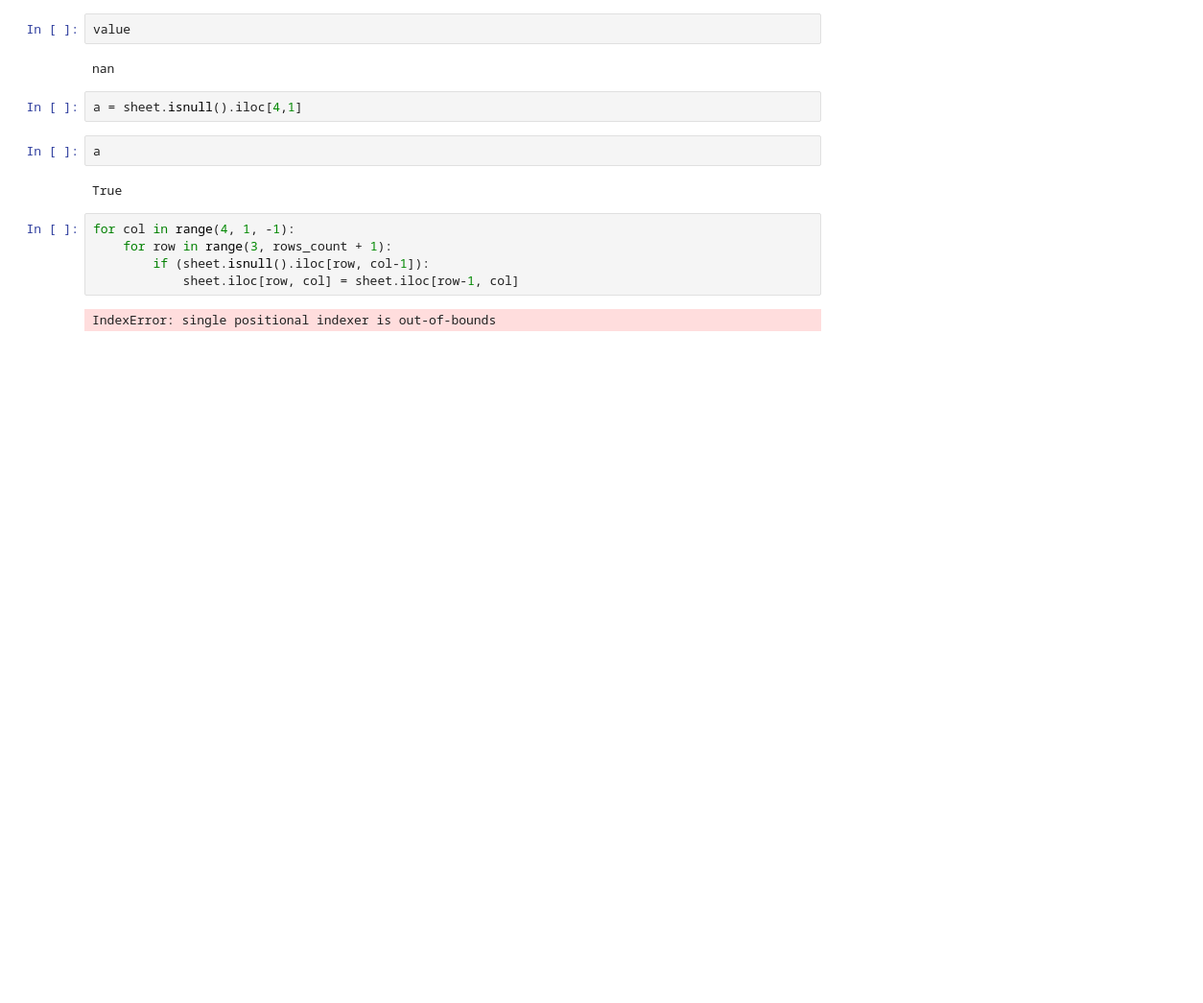
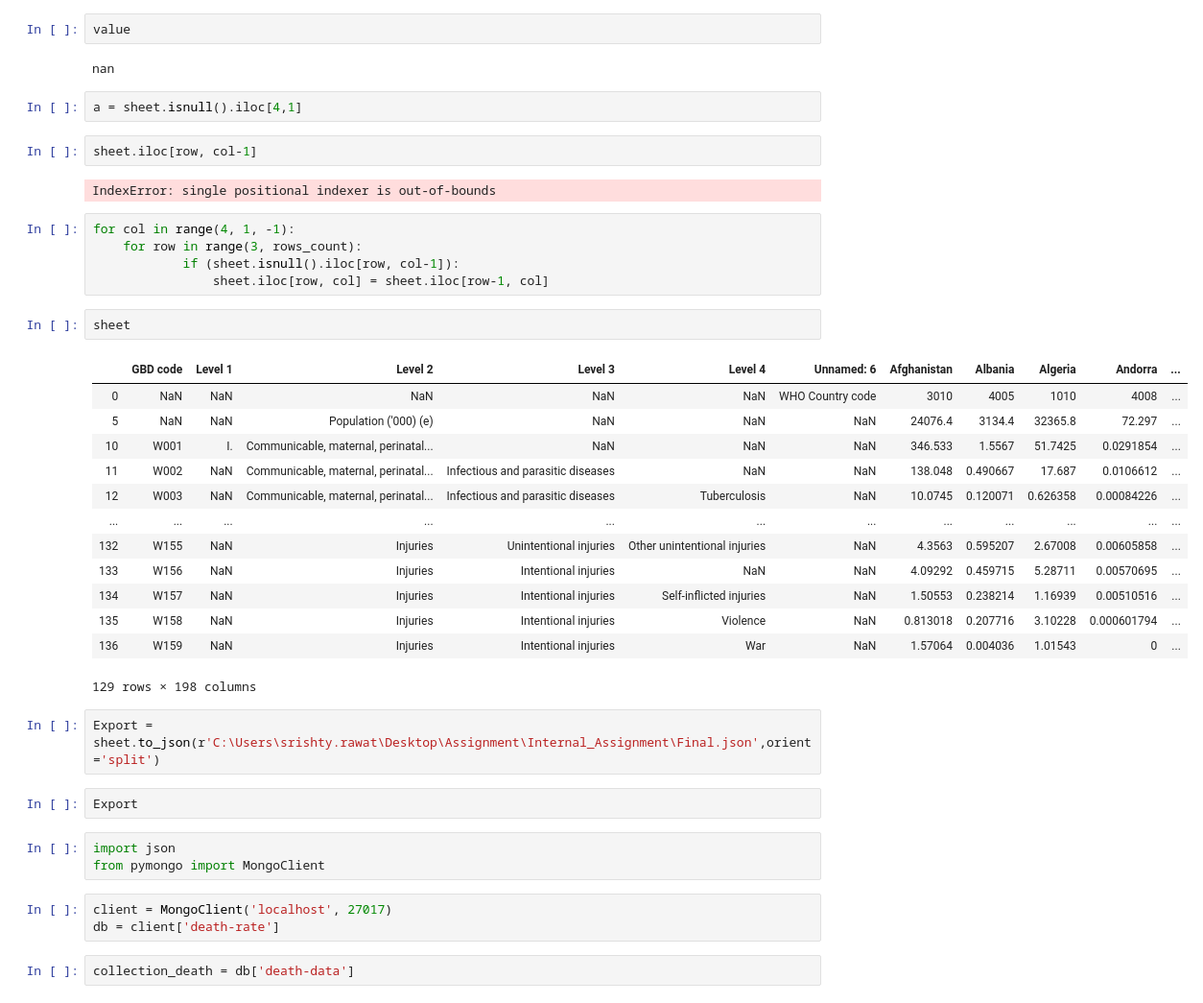
Before and after one commit to srishty12rawat/Internal_Assignment, a Jupyter notebook: Untitled.ipynb, the cells around one changed output. Shown: that part at 96% size. Cells and saved outputs as stored; diff of their text form; blank space fills up the shorter version.

```diff
--- a/Untitled.ipynb
+++ b/Untitled.ipynb
@@ -75,14 +75,40 @@ value
 nan
 # %%
 a = sheet.isnull().iloc[4,1]
-# %%
-a
-# %% [output]
-True
+# %%
+sheet.iloc[row, col-1]
+# %% [output]
+IndexError: single positional indexer is out-of-bounds
 # %%
 for col in range(4, 1, -1):
-    for row in range(3, rows_count + 1):
-        if (sheet.isnull().iloc[row, col-1]):
-            sheet.iloc[row, col] = sheet.iloc[row-1, col]
+    for row in range(3, rows_count):
+            if (sheet.isnull().iloc[row, col-1]):
+                sheet.iloc[row, col] = sheet.iloc[row-1, col]
-# %% [output]
-IndexError: single positional indexer is out-of-bounds
+# %%
+sheet
+# %% [output]
+|  | GBD code | Level 1 | Level 2 | Level 3 | Level 4 | Unnamed: 6 | Afghanistan | Albania | Algeria | Andorra | ... |
+| 0 | NaN | NaN | NaN | NaN | NaN | WHO Country code | 3010 | 4005 | 1010 | 4008 | ... |
+| 5 | NaN | NaN | Population ('000) (e) | NaN | NaN | NaN | 24076.4 | 3134.4 | 32365.8 | 72.297 | ... |
+| 10 | W001 | I. | Communicable, maternal, perinatal... | NaN | NaN | NaN | 346.533 | 1.5567 | 51.7425 | 0.0291854 | ... |
+| 11 | W002 | NaN | Communicable, maternal, perinatal... | Infectious and parasitic diseases | NaN | NaN | 138.048 | 0.490667 | 17.687 | 0.0106612 | ... |
+| 12 | W003 | NaN | Communicable, maternal, perinatal... | Infectious and parasitic diseases | Tuberculosis | NaN | 10.0745 | 0.120071 | 0.626358 | 0.00084226 | ... |
+| ... | ... | ... | ... | ... | ... | ... | ... | ... | ... | ... | ... |
+| 132 | W155 | NaN | Injuries | Unintentional injuries | Other unintentional injuries | NaN | 4.3563 | 0.595207 | 2.67008 | 0.00605858 | ... |
+| 133 | W156 | NaN | Injuries | Intentional injuries | NaN | NaN | 4.09292 | 0.459715 | 5.28711 | 0.00570695 | ... |
+| 134 | W157 | NaN | Injuries | Intentional injuries | Self-inflicted injuries | NaN | 1.50553 | 0.238214 | 1.16939 | 0.00510516 | ... |
+| 135 | W158 | NaN | Injuries | Intentional injuries | Violence | NaN | 0.813018 | 0.207716 | 3.10228 | 0.000601794 | ... |
+| 136 | W159 | NaN | Injuries | Intentional injuries | War | NaN | 1.57064 | 0.004036 | 1.01543 | 0 | ... |
+129 rows × 198 columns
+# %%
+Export = sheet.to_json(r'C:\Users\srishty.rawat\Desktop\Assignment\Internal_Assignment\Final.json',orient='split')
+# %%
+Export
+# %%
+import json
+from pymongo import MongoClient
+# %%
+client = MongoClient('localhost', 27017)
+db = client['death-rate']
+# %%
+collection_death = db['death-data']
```
Also changed, not shown: parts of 7 cells of this notebook, 18 other files.
